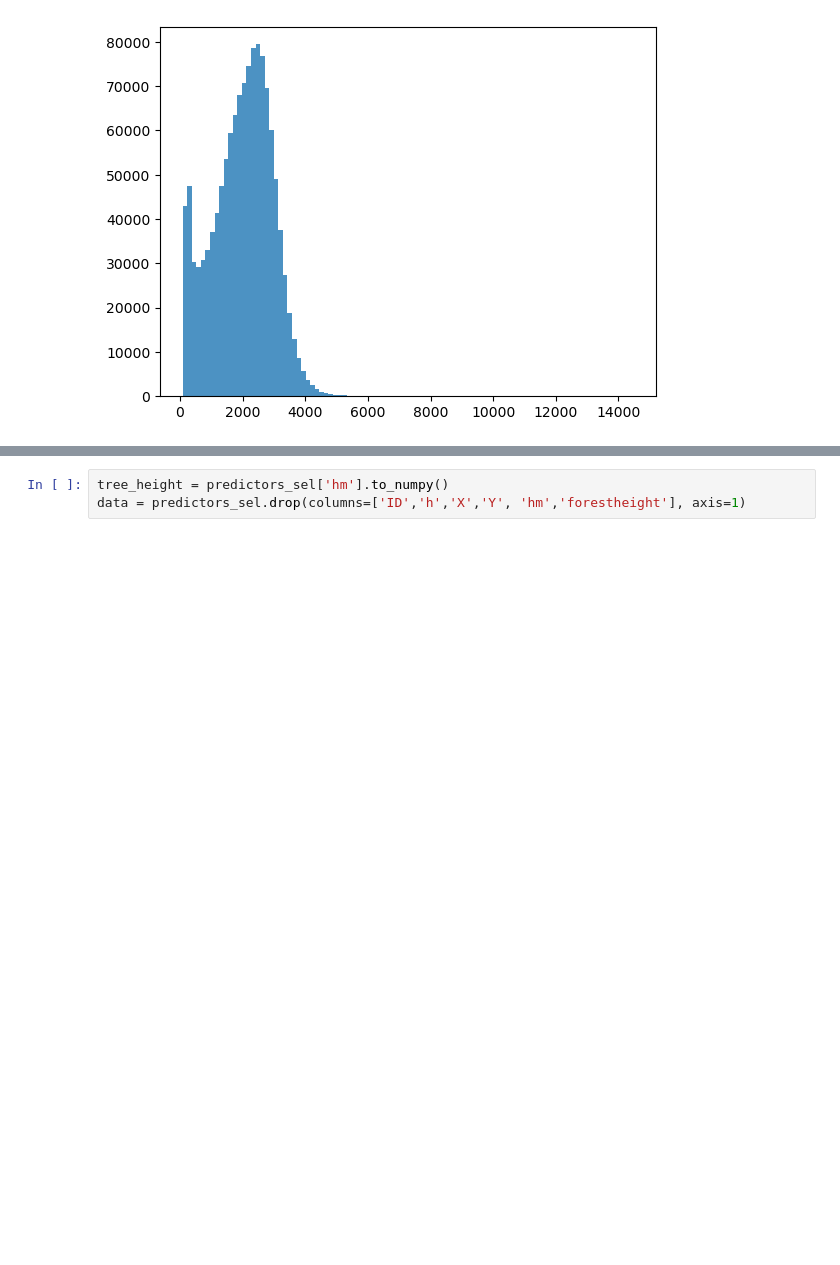
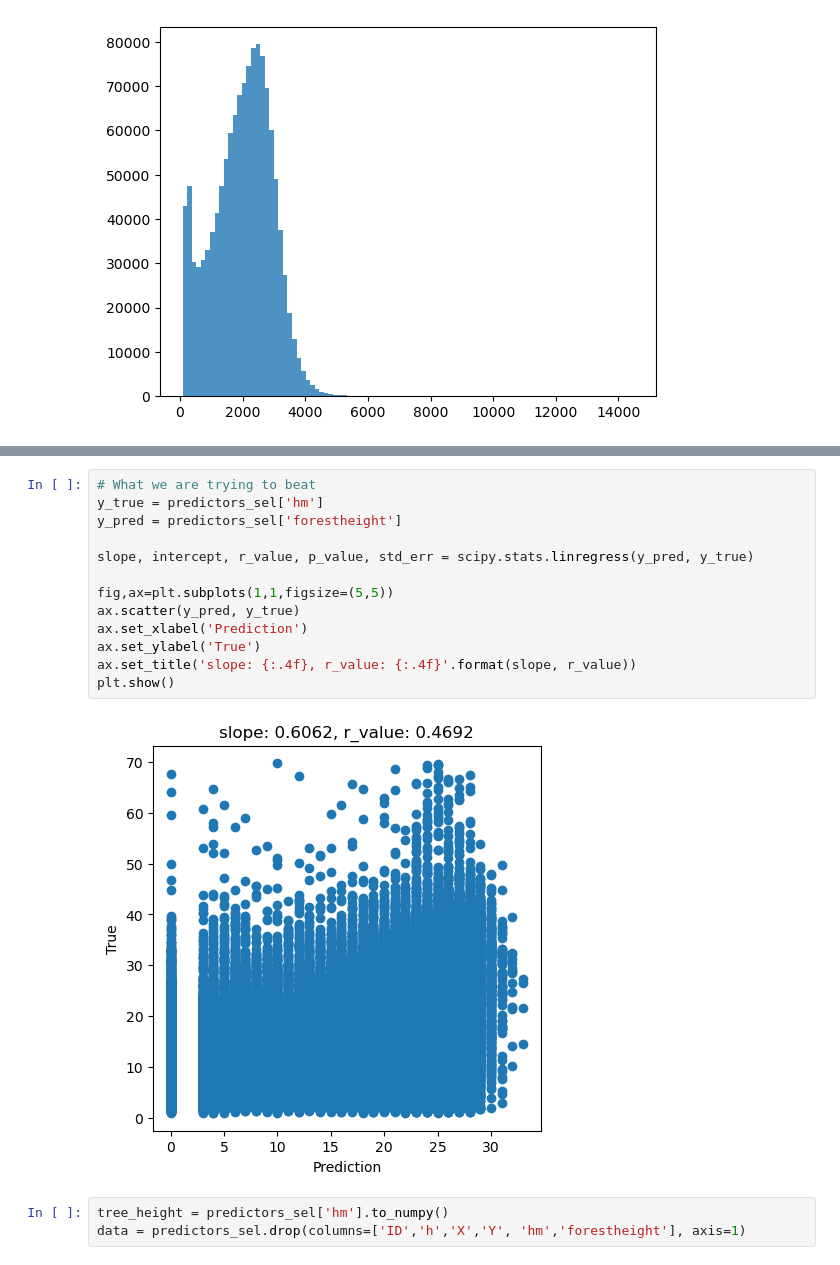
Before and after one commit to selvaje/SE_docs, a Jupyter notebook: source/CASESTUDY/Tree_Height_04SVM_pred_2023.ipynb, the cells around one changed output, grey strips where cells are left out. Saved outputs shown, nothing was run; the diff lists cells and outputs as text; blank space fills up the shorter version.

```diff
--- a/source/CASESTUDY/Tree_Height_04SVM_pred_2023.ipynb
+++ b/source/CASESTUDY/Tree_Height_04SVM_pred_2023.ipynb
@@ -80,3 +82,18 @@ plt.hist((predictors_sel['hm']),bins,alpha=0.8);
+# %%
+# What we are trying to beat
+y_true = predictors_sel['hm']
+y_pred = predictors_sel['forestheight']
+
+slope, intercept, r_value, p_value, std_err = scipy.stats.linregress(y_pred, y_true)
+
+fig,ax=plt.subplots(1,1,figsize=(5,5))
+ax.scatter(y_pred, y_true)
+ax.set_xlabel('Prediction')
+ax.set_ylabel('True')
+ax.set_title('slope: {:.4f}, r_value: {:.4f}'.format(slope, r_value))
+plt.show()
+# %% [output]
+[figure, added]
 # %%
 tree_height = predictors_sel['hm'].to_numpy()
 data = predictors_sel.drop(columns=['ID','h','X','Y', 'hm','forestheight'], axis=1)
```
Also changed, not shown: parts of 14 cells of this notebook, 14 other files.
